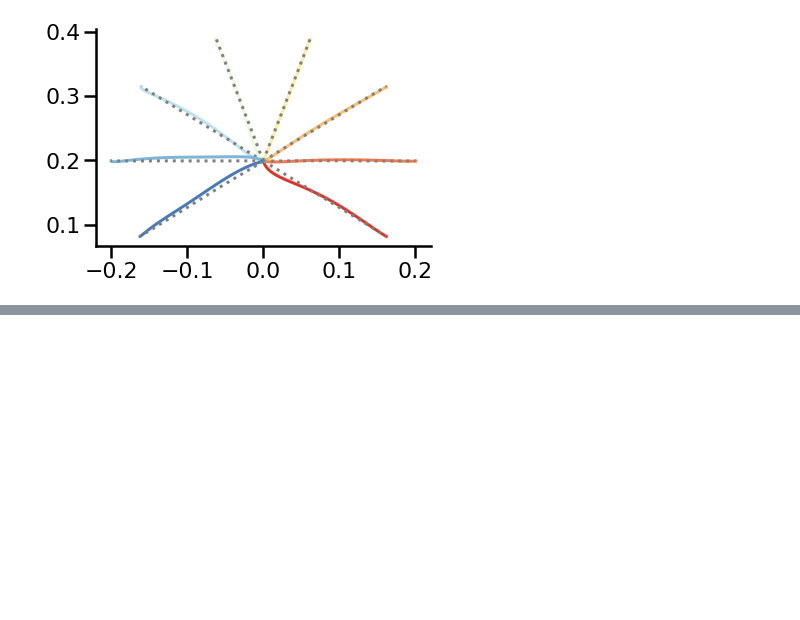
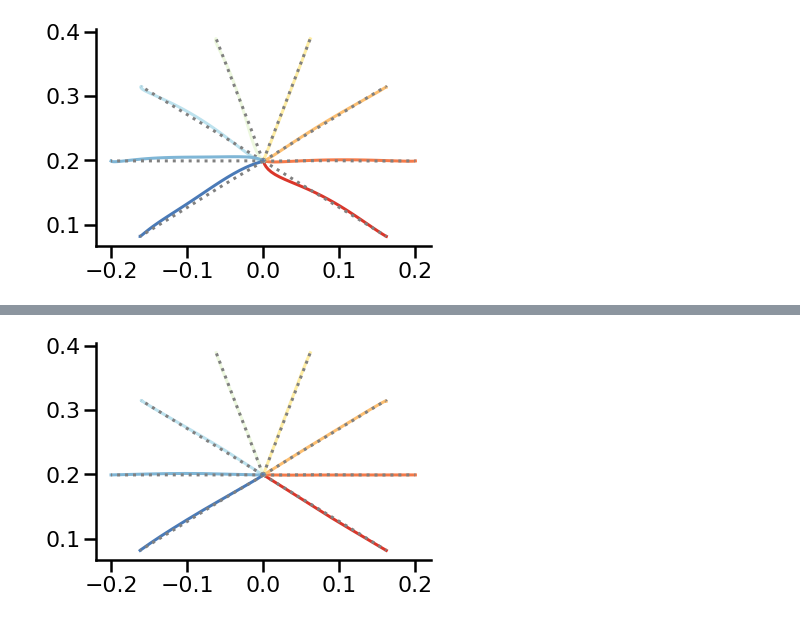
Before and after one commit to JoramKeijser/iLQR-jax, a Jupyter notebook: notebooks/ilqr.ipynb, the cells around one changed output, grey strips where cells are left out. Saved outputs shown, nothing was run; the diff lists cells and outputs as text; code cells hidden in the pictures; blank space fills up the shorter version.

```diff
--- a/notebooks/ilqr.ipynb
+++ b/notebooks/ilqr.ipynb
@@ -513,0 +525,19 @@ sns.despine()
+# %%
+m_trj = d['torques']*100 #onp.random.normal(size= d['torques'].shape)
+x0 = d['states'][:,0]
+#target_trj = d['states'][:,:,:2]
+target_trj = interp1d(np.arange(60), d['states'], axis=1, fill_value='extrapolate')(np.arange(0, 60, 0.1))
+#u_trj, x_trj = arm_model.rollout(x0[0], m_trj[0])
+
+regu = 0.01
+lmbda = 1e-2
+# %%
+for i in range(8):
+    x_trj_new, u_trj_new, cost_trace = run_ilqr(x0[i], target_trj[i,:,:2], None, 10, regu, lmbda)
+    y_trj_new = arm_model.get_position_trj(x_trj_new)
+    plt.plot(y_trj_new[:,0], y_trj_new[:,1])
+    y_target = arm_model.get_position_trj(d['states'][i])
+    plt.plot(y_target[:,0], y_target[:,1],":", color='gray')
+sns.despine()
+# %% [output]
+[figure, added]
```
Also changed, not shown: parts of 2 cells of this notebook.
